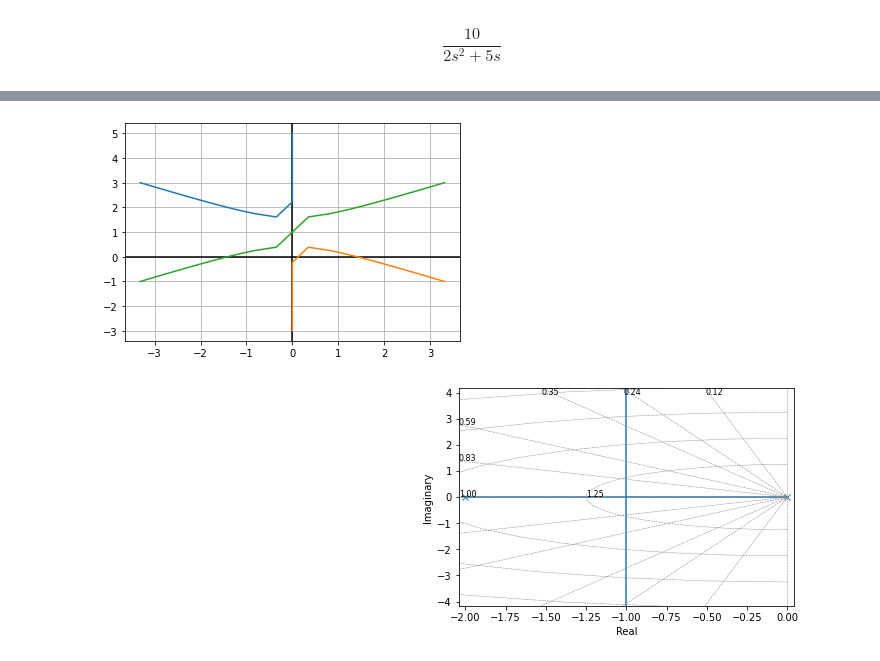
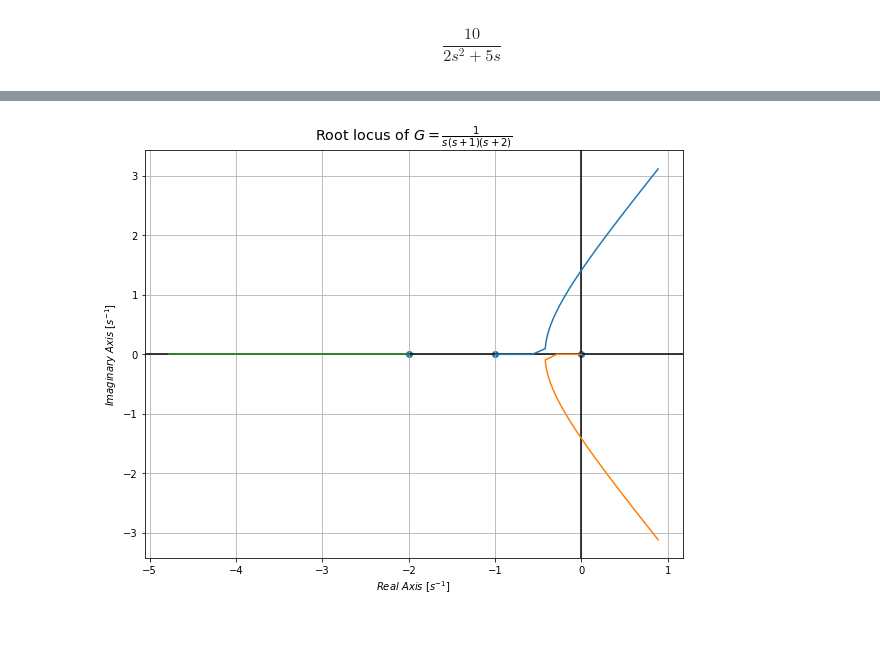
Before and after one commit to bregydoc/controlsystems2020, a Jupyter notebook: Lecture007.ipynb, the cells around one changed output, grey strips where cells are left out. Drawn from its saved outputs; the diff is of its cells as text; code cells hidden in the pictures; blank space fills up the shorter version.

```diff
--- a/Lecture007.ipynb
+++ b/Lecture007.ipynb
@@ -32,22 +36,16 @@ $$\frac{10}{2 s^2 + 5 s}$$
 def extractCaracteristicEquation(K, G, H):
     num, _ = sp.fraction(sp.simplify(1 + K*G*H))
     return sp.expand(num) # == 0
-# %%
-eq = extractCaracteristicEquation(K, 1/s/(s+2), 1)
-w = sp.var("w")
-complex_eq = eq.subs(s, sp.I*w) # to complex frequency
-# complex_eq = sp.Eq(complex_f, 0)
-poles = sp.solve(complex_eq, w) # a.k.a roots
-# [complex(poles[0].subs(K, k)) for k in np.arange(-10, 10, 0.1)]
 # %%
-def plot_root_locus(K, G, H, ki=-10, kf=10, points=100):
+def plot_root_locus(K, G, H, ki=0, kf=50, points=200):
+    plt.title(f"Root locus of $G={sp.latex(G)}$", fontsize='x-large')
+    plt.xlabel("$Real\ Axis\ [s^{-1}]$")
+    plt.ylabel("$Imaginary\ Axis\ [s^{-1}]$")
+
     eq = extractCaracteristicEquation(K, G, H)
-    w = sp.var("w")
+    s = sp.var("s")
 
-    complex_f = eq.subs(s, sp.I*w) # to complex frequency
-    complex_eq = sp.Eq(complex_f, 0)
-
-    poles = sp.solve(complex_eq, w) # a.k.a roots
+    poles = sp.solve(eq, s) # a.k.a roots in function of K
     poles_points = [[complex(sp.N(p, chop=True).subs(K, k)) for k in np.linspace(ki, kf, points)] for p in poles]
 
     plt.axvline(0, color='k')
@@ -56,13 +54,22 @@ def plot_root_locus(K, G, H, ki=-10, kf=10, points=100):
 
     for pole in poles_points:
         # changing dimention
-        p_pole = [(point.real, point.imag) for point in pole]
-        xx, yy = [], []
-        for point in p_pole:
-            xx.append(float(point[0]))
-            yy.append(float(point[1]))
+        reals, imags = [], []
+        for point in pole:
+            angle = np.angle(point)*2*180/2/np.pi
+            reals.append(point.real)
+            imags.append(point.imag)
 
-        plt.plot(xx, yy)
+        plt.plot(reals, imags)
+
+    current_pole = [complex(sp.N(p, chop=True).subs(K, 0)) for p in poles] # K == 0
+    reals, imags = [], []
+
+    for point in current_pole:
+        reals.append(float(point.real))
+        imags.append(float(point.imag))
+
+    plt.scatter(reals, imags)
 # %%
 plot_root_locus(K, 1/s/(s+2), 1)
 # %% [output]
@@ -70,9 +77,4 @@ plot_root_locus(K, 1/s/(s+2), 1)
 # %%
-plot_root_locus(K, 1/s/(s+1)/(s+2), 1, ki=-60, kf=60, points=100)
+plot_root_locus(K, 1/s/(s+1)/(s+2), 1, points=1000)
 # %% [output]
-[figure, old version]
+[figure, new version]
-# %%
-tf = symTransferFunction(1/s/(s+2))
-ct.rlocus(tf);
-# %% [output]
-[figure, removed]
```
Also changed, not shown: parts of 11 cells of this notebook, 2 other files.
